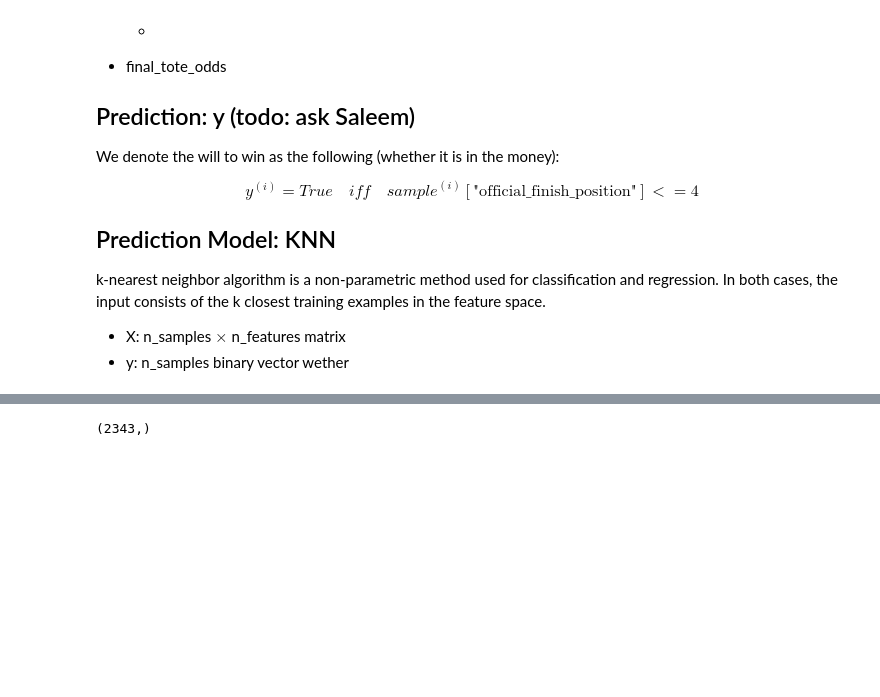
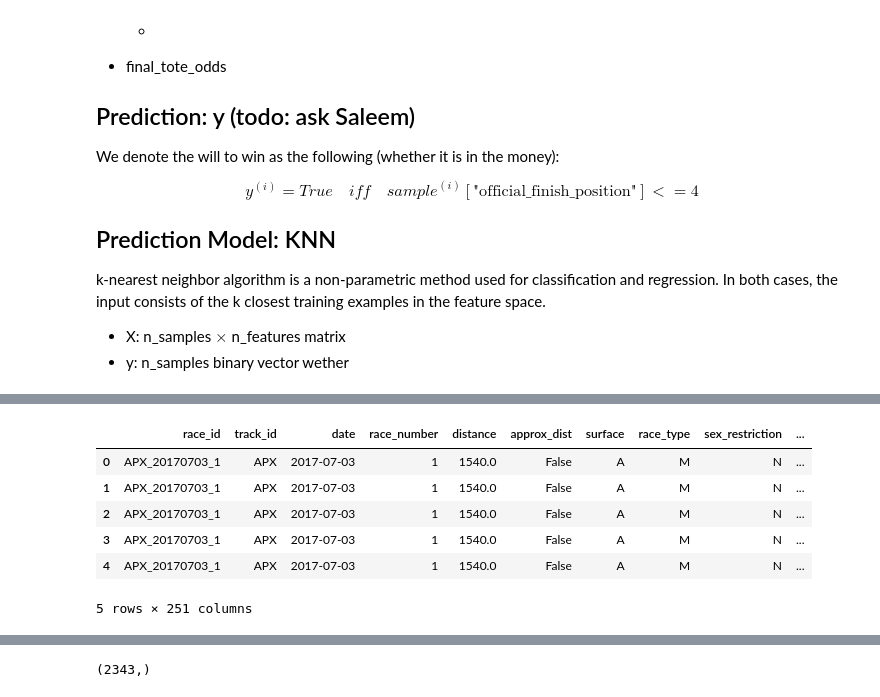
Before and after one commit to jerryxyx/EquineTrading, a Jupyter notebook: FactorSelection/WillToWinPrediction.ipynb, the cells around one changed output, grey strips where cells are left out. Cells and saved outputs as stored; diff of their text form; code cells hidden in the pictures; blank space fills up the shorter version.

```diff
--- a/FactorSelection/WillToWinPrediction.ipynb
+++ b/FactorSelection/WillToWinPrediction.ipynb
@@ -51,0 +91,12 @@ n_neighbors = 3
+# %%
+df_factors_PILOT = pd.read_csv('../df_factors_PILOT.csv', parse_dates=['date'])
+# %%
+df_factors_PILOT.head()
+# %% [output]
+|  | race_id | track_id | date | race_number | distance | approx_dist | surface | race_type | sex_restriction | ... |
+| 0 | APX_20170703_1 | APX | 2017-07-03 | 1 | 1540.0 | False | A | M | N | ... |
+| 1 | APX_20170703_1 | APX | 2017-07-03 | 1 | 1540.0 | False | A | M | N | ... |
+| 2 | APX_20170703_1 | APX | 2017-07-03 | 1 | 1540.0 | False | A | M | N | ... |
+| 3 | APX_20170703_1 | APX | 2017-07-03 | 1 | 1540.0 | False | A | M | N | ... |
+| 4 | APX_20170703_1 | APX | 2017-07-03 | 1 | 1540.0 | False | A | M | N | ... |
+5 rows × 251 columns
```
Also changed, not shown: parts of 11 cells of this notebook, 12 other files.
